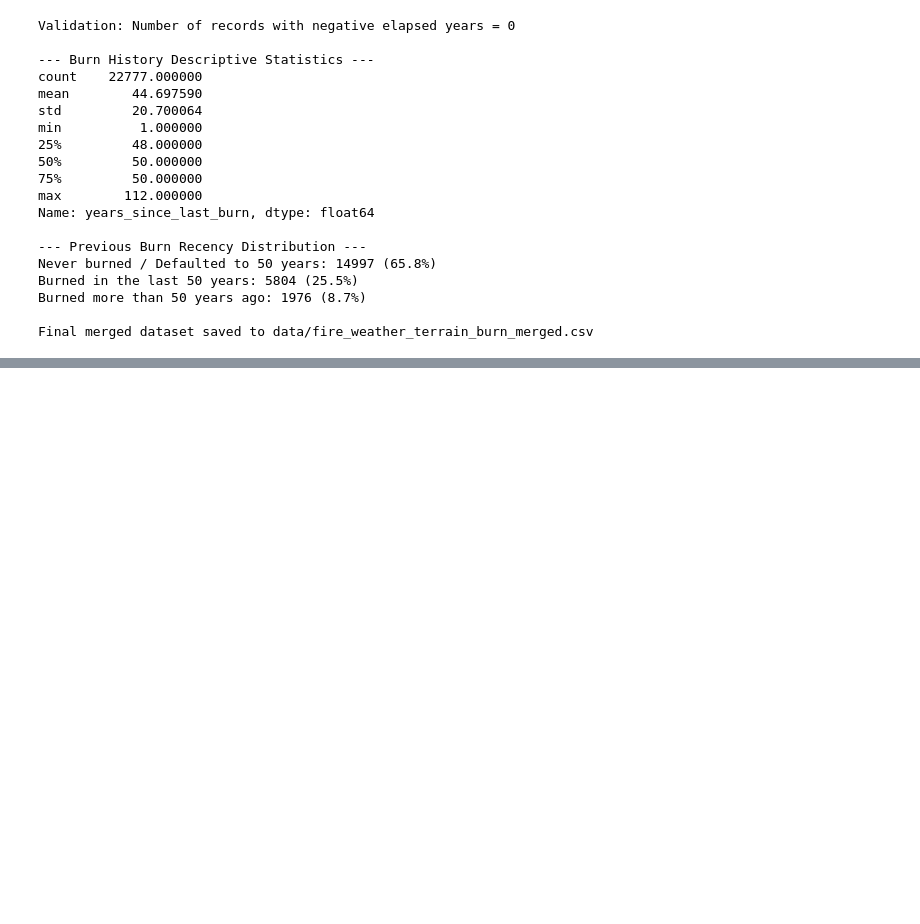
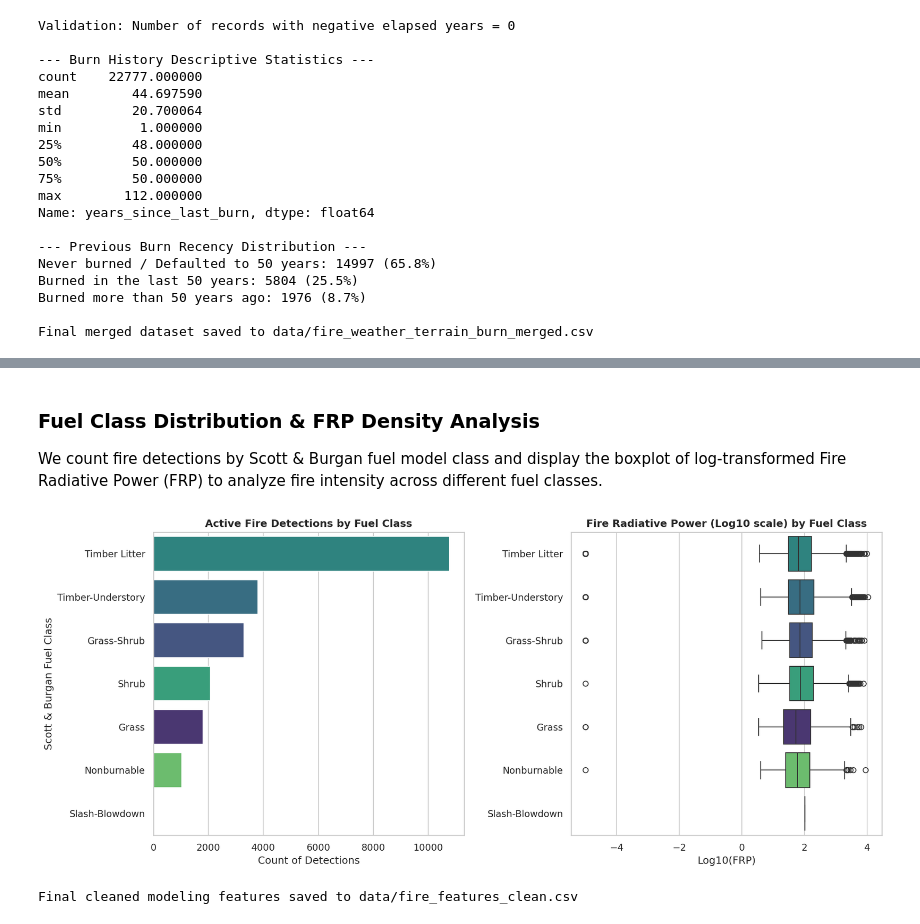
Before and after one commit to siraj-ahmed-cal/capstone, a Jupyter notebook: exploratory-data-analysis.ipynb, the cells around one changed output, grey strips where cells are left out. Saved outputs shown, nothing was run; the diff lists cells and outputs as text; code cells hidden in the pictures; blank space fills up the shorter version.

```diff
--- a/exploratory-data-analysis.ipynb
+++ b/exploratory-data-analysis.ipynb
@@ -704,0 +755,48 @@ Final merged dataset saved to data/fire_weather_terrain_burn_merged.csv
+# %% [markdown]
+### Fuel Class Distribution & FRP Density Analysis
+We count fire detections by Scott & Burgan fuel model class and display the boxplot of log-transformed Fire Radiative Power (FRP) to analyze fire intensity across different fuel classes.
+# %%
+# Fuel Class Distribution and FRP analysis
+fig, axes = plt.subplots(1, 2, figsize=(14, 6), dpi=150)
+
+# Panel A: Fuel Class Counts
+fuel_order = df_clean['fuel_class'].value_counts().index
+sns.countplot(
+    data=df_clean,
+    y='fuel_class',
+    order=fuel_order,
+    hue='fuel_class',
+    palette="viridis",
+    legend=False,
+    ax=axes[0]
+)
+axes[0].set_title("Active Fire Detections by Fuel Class", fontsize=12, fontweight='bold')
+axes[0].set_xlabel("Count of Detections")
+axes[0].set_ylabel("Scott & Burgan Fuel Class")
+
+# Panel B: Log FRP vs Fuel Class (log10(FRP) to handle high skew)
+df_clean['log_frp'] = np.log10(df_clean['frp'] + 1e-5)
+sns.boxplot(
+    data=df_clean,
+    x='log_frp',
+    y='fuel_class',
+    order=fuel_order,
+    hue='fuel_class',
+    palette="viridis",
+    legend=False,
+    ax=axes[1]
+)
+axes[1].set_title("Fire Radiative Power (Log10 scale) by Fuel Class", fontsize=12, fontweight='bold')
+axes[1].set_xlabel("Log10(FRP)")
+axes[1].set_ylabel("")
+
+plt.tight_layout()
+plt.savefig('img/fuel_frp_analysis.png', bbox_inches='tight')
+plt.show()
+
+# Save final cleaned feature dataset
+df_clean.to_csv('data/fire_features_clean.csv', index=False)
+print("\nFinal cleaned modeling features saved to data/fire_features_clean.csv")
+# %% [output]
+[figure, added]
+Final cleaned modeling features saved to data/fire_features_clean.csv
```
Also changed, not shown: parts of 2 cells of this notebook, 3 other files.
